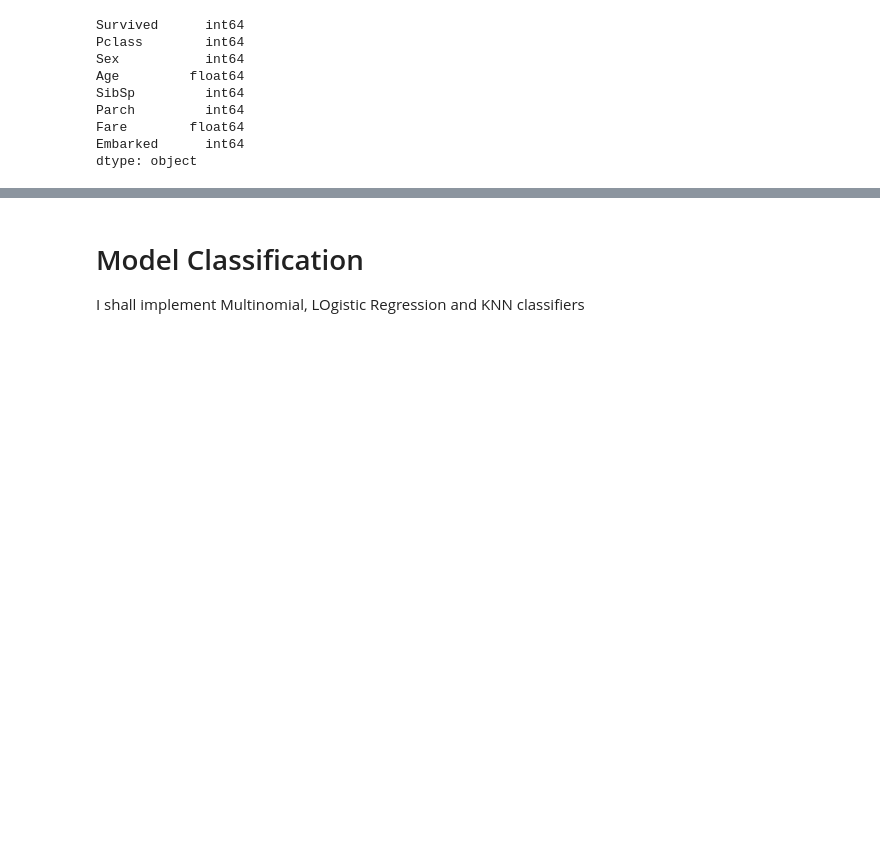
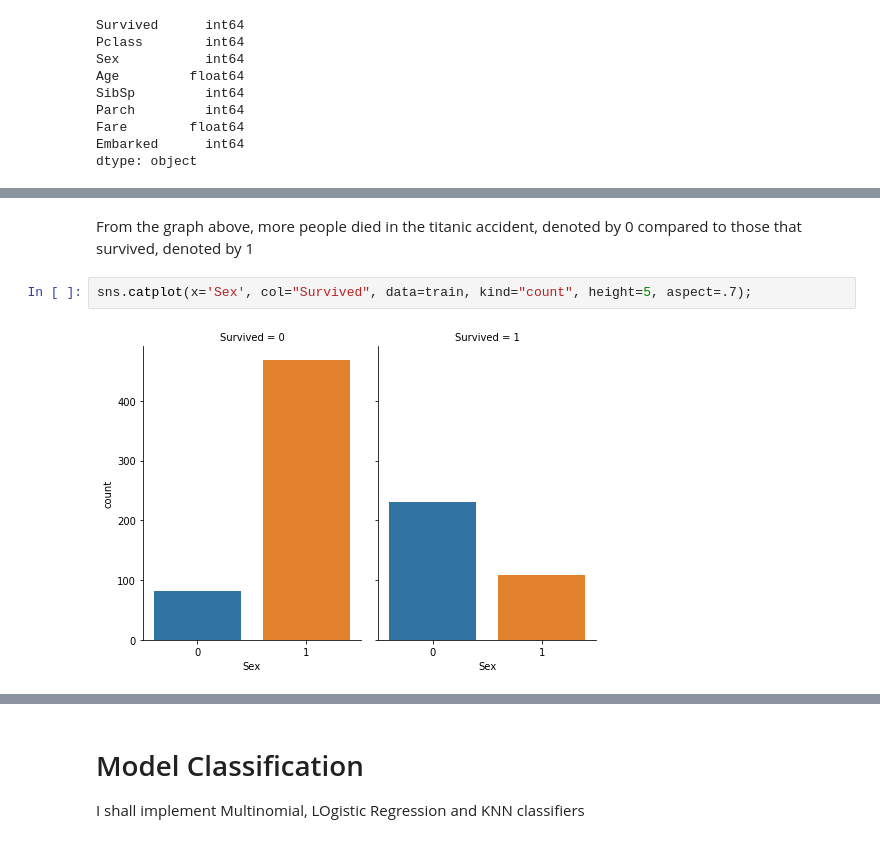
Before and after one commit to mwinzie/KNN-Classifier-Naive-Bayes-Classifier, a Jupyter notebook: K_nearest_neighbor_(kNN)_classifier_and_Naive_Bayes_classifier.ipynb, the cells around one changed output, grey strips where cells are left out. Drawn from its saved outputs; the diff is of its cells as text; blank space fills up the shorter version.

```diff
--- a/K_nearest_neighbor_(kNN)_classifier_and_Naive_Bayes_classifier.ipynb
+++ b/K_nearest_neighbor_(kNN)_classifier_and_Naive_Bayes_classifier.ipynb
@@ -470,0 +498,6 @@ dtype: object
+# %% [markdown]
+From the graph above, more people died in the titanic accident, denoted by 0 compared to those that survived, denoted by 1
+# %%
+sns.catplot(x='Sex', col="Survived", data=train, kind="count", height=5, aspect=.7);
+# %% [output]
+[figure, added]
```
Also changed, not shown: parts of 14 cells of this notebook.
